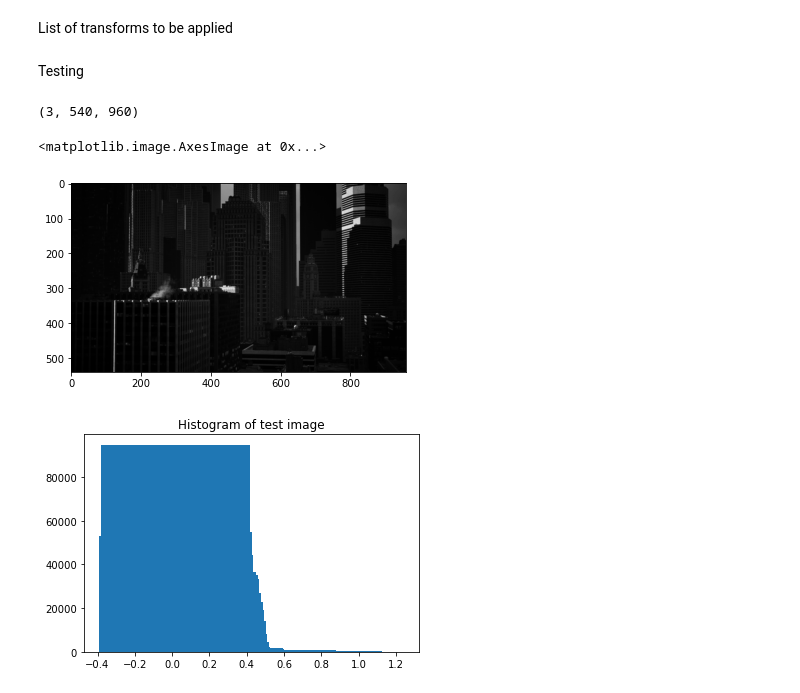
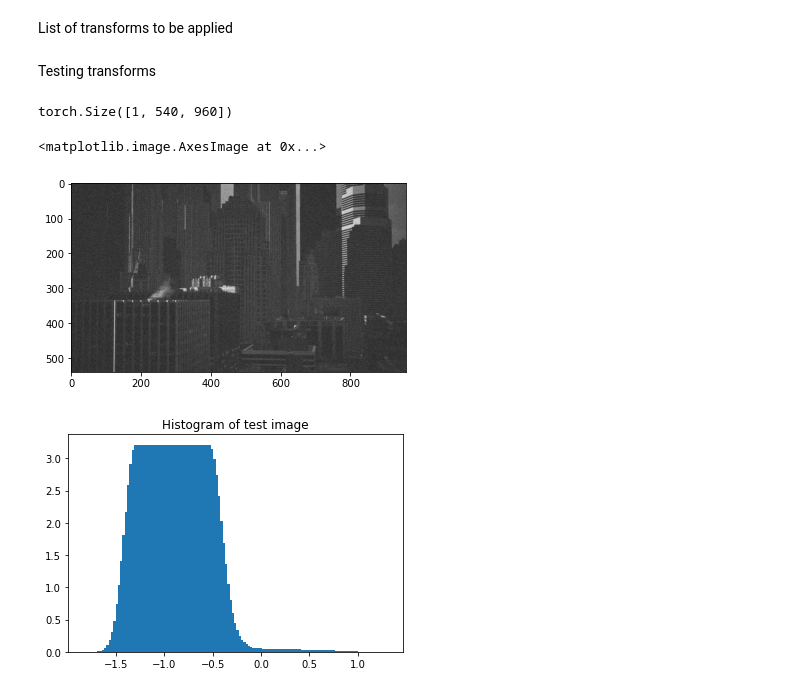
Before and after one commit to VirtualCollaborationResearch/LatentArchive, a Jupyter notebook: ImageProcessing.ipynb, the cells around one changed output. Drawn from its saved outputs; the diff is of its cells as text; code cells hidden in the pictures.

Commit message:
minor improvements on ImagePrecessing

```diff
--- a/ImageProcessing.ipynb
+++ b/ImageProcessing.ipynb
@@ -23,30 +16,32 @@ class ToGreyScale:
 # %%
 def plot_histogram(img,title, bins = 100):
-    img,grid = torch.histogram(img,bins=bins)
+    img,grid = torch.histogram(img, bins=bins, density=True)
     img = img.numpy()
     grid = grid.numpy()
 
     plt.bar(grid[1:],img)
     plt.title(title)
+    plt.show()
 # %% [markdown]
 List of transforms to be applied
 # %%
-transform = transforms.Compose([
-                                transforms.Normalize((0.5, 0.5, 0.5), (0.5, 0.5, 0.5)),
-                                AddGaussianNoise(mean=0.0, std=0.1)])
+rgb_transform = transforms.Compose([
+                                    transforms.ToTensor(),
+                                    transforms.Grayscale(num_output_channels=1),
+                                    transforms.Normalize((0.5), (0.5)),
+                                    AddGaussianNoise(mean=0.0, std=0.1)])
 # %% [markdown]
-Testing
+Testing transforms
 # %%
 test_image = cv.imread('Sequence037.0422.exr', cv.IMREAD_REDUCED_COLOR_2 + cv.IMREAD_ANYDEPTH)
-test_image = np.transpose(test_image, (2, 0, 1))
-test_image = torch.from_numpy(test_image)
-test_image = ToGreyScale()(test_image)
+test_image = rgb_transform(test_image)
+print(test_image.shape)
 plt.imshow(np.transpose(test_image.numpy(), (1, 2, 0)), cmap='gray')
 # %% [output]
-(3, 540, 960)
+torch.Size([1, 540, 960])
 <matplotlib.image.AxesImage at 0x...>
-[figure, old version]
+[figure, new version]
 # %%
-plot_histogram(test_image, 'Histogram of test image', bins=100)
+plot_histogram(test_image, 'Histogram of test image')
 # %% [output]
-[figure, old version]
+[figure, new version]
```
Also changed, not shown: parts of 1 cell of this notebook.
